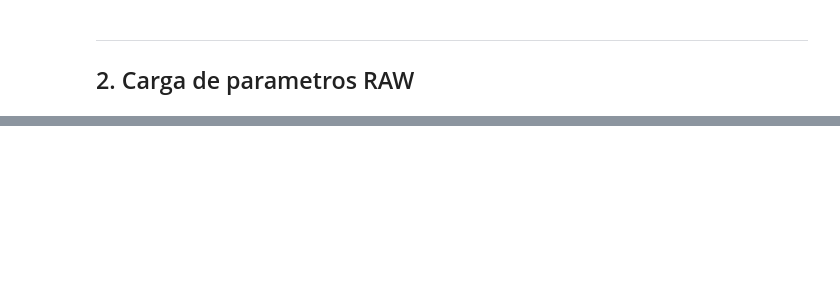
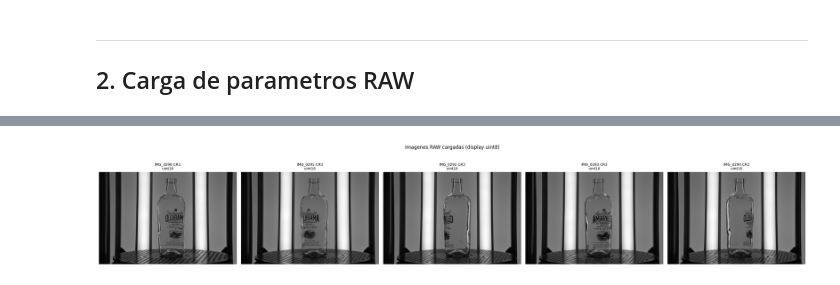
Before and after one commit to sreyesn11/TAVA-Project, a Jupyter notebook: notebooks/demo_botellas.ipynb, the cells around one changed output, grey strips where cells are left out. Drawn from its saved outputs; the diff is of its cells as text; code cells hidden in the pictures; blank space fills up the shorter version.

```diff
--- a/notebooks/demo_botellas.ipynb
+++ b/notebooks/demo_botellas.ipynb
@@ -192,17 +81,0 @@ if images:
-# %%
-if not images:
-    print('Sin imagenes para evaluar.')
-else:
-    all_results = []
-    for img_dict in images:
-        name = img_dict['name']
-        gray_img = img_dict['image']
-        print(f'  Procesando {name} ...')
-        b_res = run_baseline(gray_img)
-        i_res = run_improved(gray_img)
-        all_results.append({'name': name, 'gray': gray_img,
-                             'baseline': b_res, 'improved': i_res})
-        print(f'    Baseline: {b_res["time_s"]}s  |  Mejorado: {i_res["time_s"]}s')
-
-    df_summary = build_summary_table(all_results)
-    print('\nTabla resumen generada.')
@@ -279,0 +113,13 @@ if images:
+# %%
+print(f'Buscando imagenes en: {IMAGE_FOLDER}')
+images = load_images_from_folder(IMAGE_FOLDER, config)
+
+if not images:
+    print('\n[ADVERTENCIA] No se encontraron imagenes RAW.')
+    print('  Coloca archivos CR3/CR2/raw en la carpeta fotos_raw/')
+else:
+    print(f'\nTotal imagenes cargadas: {len(images)}')
+    for img_dict in images:
+        h, w = img_dict['image_rgb'].shape[:2]
+        channels = img_dict['image_rgb'].shape[2] if img_dict['image_rgb'].ndim == 3 else 1
+        print(f"  {img_dict['name']:35s}  {w}x{h} px  dtype={img_dict['dtype']}  canales={channels}")
@@ -279,0 +140,16 @@ if images:
+# %%
+# Vista previa (hasta 5 imagenes, display uint8)
+if images:
+    n = min(len(images), 5)
+    fig, axes = plt.subplots(1, n, figsize=(5 * n, 5))
+    if n == 1:
+        axes = [axes]
+    for ax, img_dict in zip(axes, images[:n]):
+        ax.imshow(img_dict['image_display'], cmap='gray')
+        ax.set_title(f"{img_dict['name']}\n{img_dict['dtype']}", fontsize=9)
+        ax.axis('off')
+    fig.suptitle('Imagenes RAW cargadas (display uint8)', fontsize=12)
+    fig.tight_layout()
+    plt.show()
+# %% [output]
+[figure, added]
```
Also changed, not shown: parts of 62 cells of this notebook, 15 other files.
